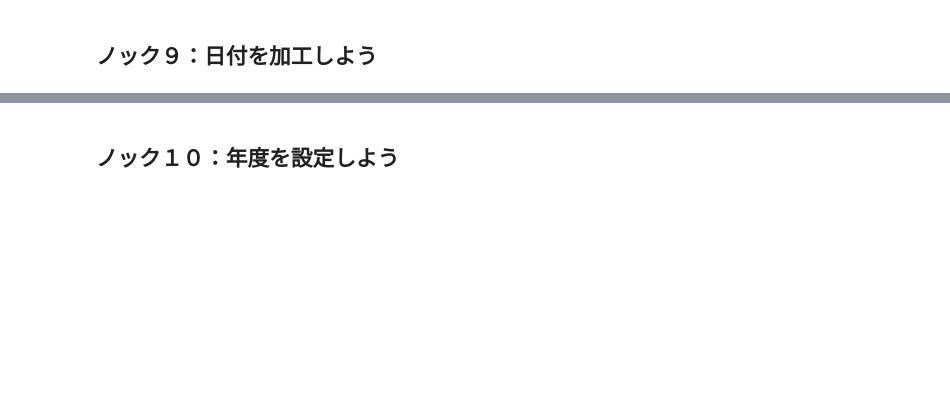
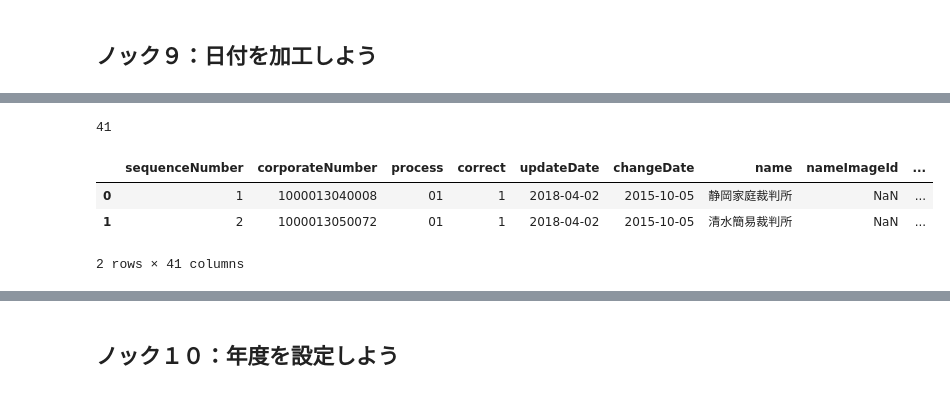
Before and after one commit to naorex/04_Data_PreProcess_Visualize_100Knocks, a Jupyter notebook: book/chapter-1/1章_my_answer.ipynb, the cells around one changed output, grey strips where cells are left out. Drawn from its saved outputs; the diff is of its cells as text; code cells hidden in the pictures; blank space fills up the shorter version.

```diff
--- a/book/chapter-1/1章_my_answer.ipynb
+++ b/book/chapter-1/1章_my_answer.ipynb
@@ -240,5 +550,6 @@ data.loc[data['streetNumber'].isna()].head(3)
 # %%
-data['address'].loc[data['streetNumber'].isna()] = data['prefectureName'] + data['cityName']
+# 欠損値を処理しつつ結合を行う
+data.loc[data['streetNumber'].isna(), 'address'] = data['prefectureName'] + data['cityName']
 # %%
 print(data['address'].isna().sum())
 data.loc[data['streetNumber'].isna()].head(3)
@@ -278,5 +673,12 @@ len(data.loc[data['closeCause'].notna()]) == len(data.loc[data['closeDate'].notn
 # %%
+# 年月の設定
 data['update_YM'] = data['updateDate'].dt.to_period('M')
 print(len(data.columns))
-data.head()
+data.head(2)
+# %% [output]
+41
+|  | sequenceNumber | corporateNumber | process | correct | updateDate | changeDate | name | nameImageId | ... |
+| 0 | 1 | 1000013040008 | 01 | 1 | 2018-04-02 | 2015-10-05 | 静岡家庭裁判所 | NaN | ... |
+| 1 | 2 | 1000013050072 | 01 | 1 | 2018-04-02 | 2015-10-05 | 清水簡易裁判所 | NaN | ... |
+2 rows × 41 columns
 # %%
```
Also changed, not shown: parts of 67 cells of this notebook.
